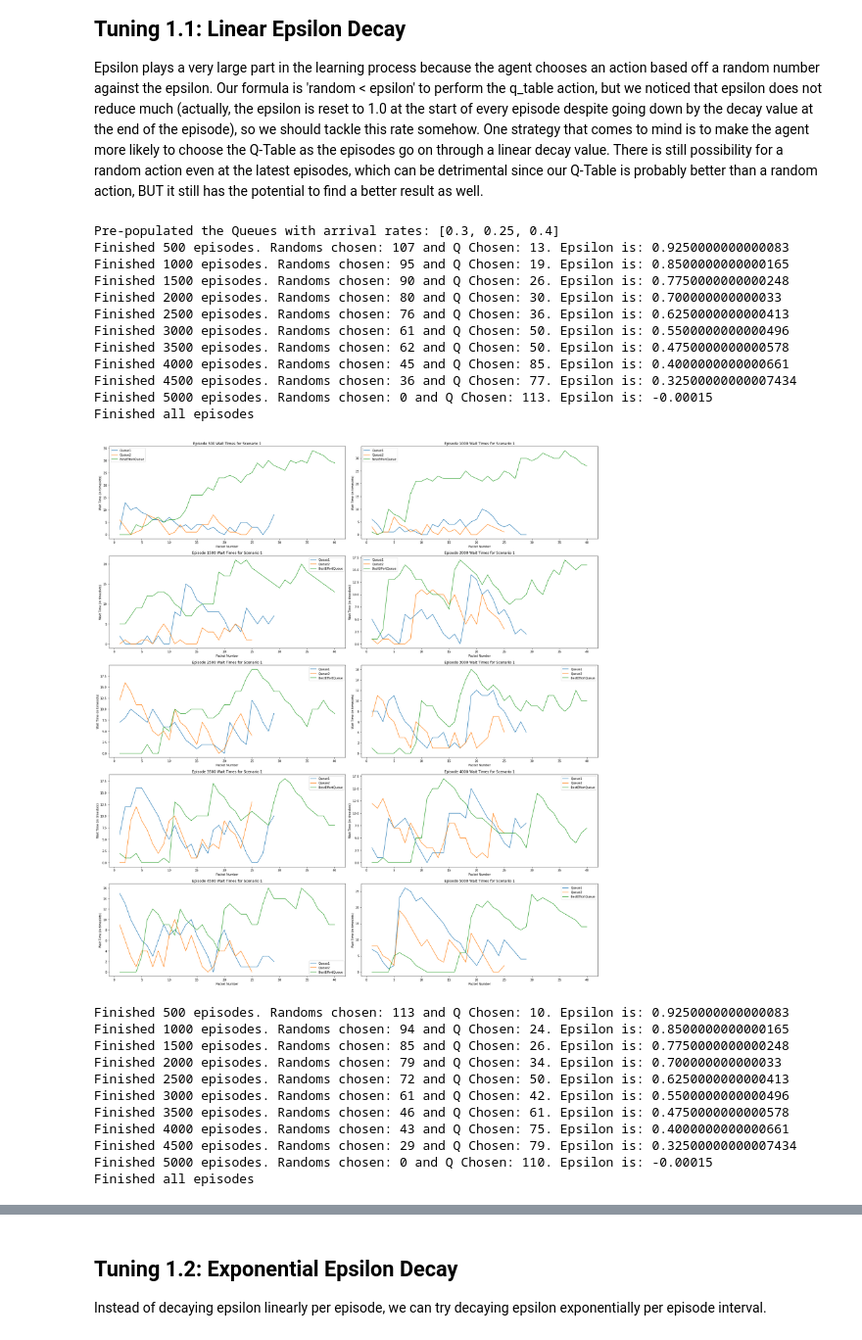
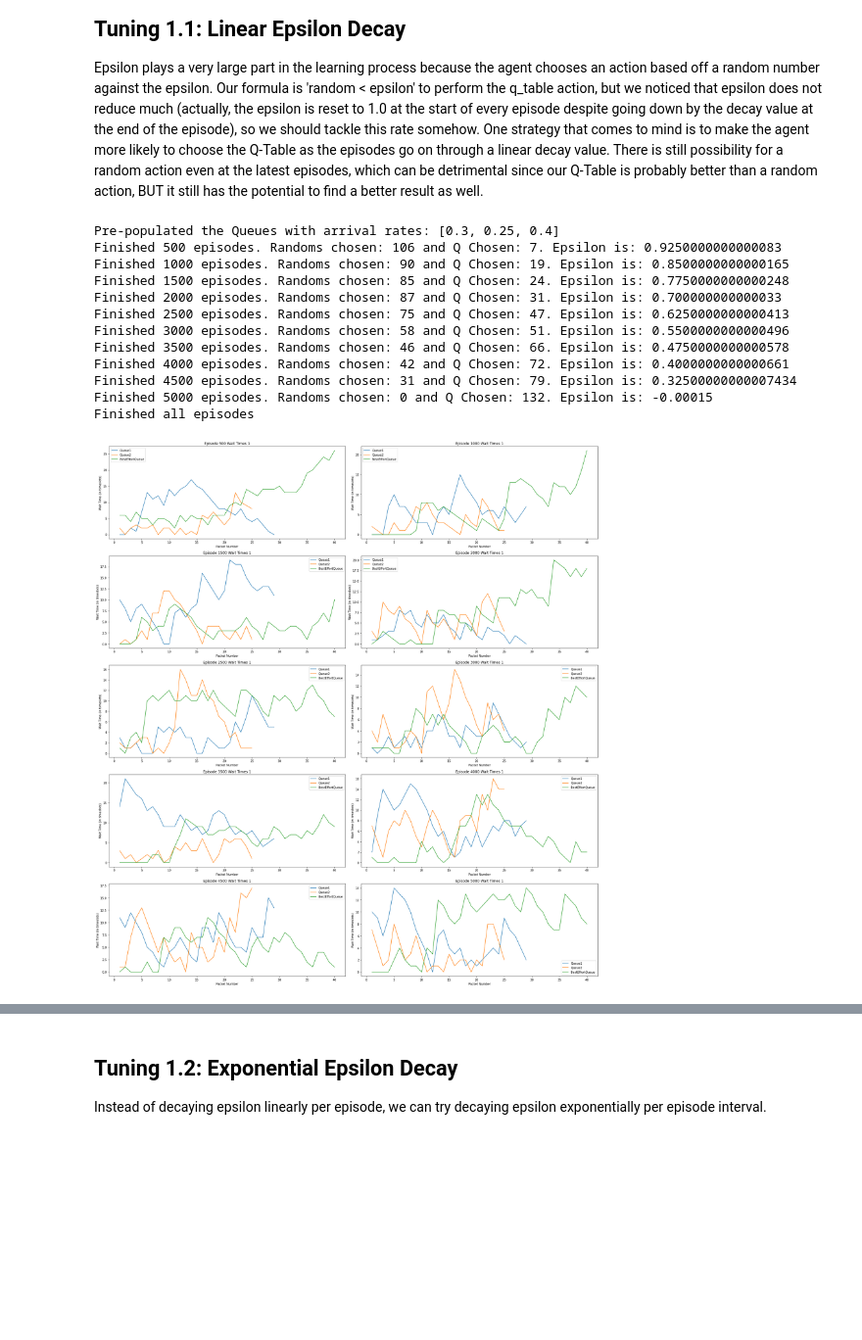
Before and after one commit to s3719678/ML_A2, a Jupyter notebook: notebooks/duc.ipynb, the cells around one changed output, grey strips where cells are left out. Shown at 98% size. Cells and saved outputs as stored; diff of their text form; code cells hidden in the pictures; blank space fills up the shorter version.

```diff
--- a/notebooks/duc.ipynb
+++ b/notebooks/duc.ipynb
@@ -192,14 +198,9 @@ def graph_q_learning_wait_times_last_episode(env):
 # %%
 populated_queues = prepopulate_queues(default_arrival_rates)
 
-scen1_env = QueueSimulator(default_arrival_rates, MEAN_DELAY_REQUIREMENTS, populated_queues, 1)
+env = QueueSimulator(default_arrival_rates, MEAN_DELAY_REQUIREMENTS, populated_queues)
 q_table = create_q_table()
-result_q_table = q_learning_initial(scen1_env, q_table)
-graph_q_learning_wait_times(scen1_env)
-
-scen2_env = QueueSimulator(default_arrival_rates, MEAN_DELAY_REQUIREMENTS, populated_queues, 2)
-q_table = create_q_table()
-result_q_table = q_learning_initial(scen2_env, q_table)
-graph_q_learning_wait_times(scen2_env)
+result_q_table = q_learning_initial(env, q_table)
+graph_q_learning_wait_times(env)
 # %% [output]
 Pre-populated the Queues with arrival rates: [0.3, 0.25, 0.4]
@@ -267,37 +279,21 @@ def q_learning_epsilon_linear(env, q_table):
 # %%
 populated_queues = prepopulate_queues(default_arrival_rates)
 
-scen1_env = QueueSimulator(default_arrival_rates, MEAN_DELAY_REQUIREMENTS, populated_queues, 1)
+env = QueueSimulator(default_arrival_rates, MEAN_DELAY_REQUIREMENTS, populated_queues)
 q_table = create_q_table()
-result_q_table = q_learning_epsilon_linear(scen1_env, q_table)
-graph_q_learning_wait_times(scen1_env)
-
-scen2_env = QueueSimulator(default_arrival_rates, MEAN_DELAY_REQUIREMENTS, populated_queues, 2)
-q_table = create_q_table()
-result_q_table = q_learning_epsilon_linear(scen2_env, q_table)
-graph_q_learning_wait_times(scen2_env)
+result_q_table = q_learning_epsilon_linear(env, q_table)
+graph_q_learning_wait_times(env)
 # %% [output]
 Pre-populated the Queues with arrival rates: [0.3, 0.25, 0.4]
-Finished 500 episodes. Randoms chosen: 107 and Q Chosen: 13. Epsilon is: 0.9250000000000083
-Finished 1000 episodes. Randoms chosen: 95 and Q Chosen: 19. Epsilon is: 0.8500000000000165
-Finished 1500 episodes. Randoms chosen: 90 and Q Chosen: 26. Epsilon is: 0.7750000000000248
-Finished 2000 episodes. Randoms chosen: 80 and Q Chosen: 30. Epsilon is: 0.700000000000033
-Finished 2500 episodes. Randoms chosen: 76 and Q Chosen: 36. Epsilon is: 0.6250000000000413
-Finished 3000 episodes. Randoms chosen: 61 and Q Chosen: 50. Epsilon is: 0.5500000000000496
-Finished 3500 episodes. Randoms chosen: 62 and Q Chosen: 50. Epsilon is: 0.4750000000000578
-Finished 4000 episodes. Randoms chosen: 45 and Q Chosen: 85. Epsilon is: 0.4000000000000661
-Finished 4500 episodes. Randoms chosen: 36 and Q Chosen: 77. Epsilon is: 0.32500000000007434
-Finished 5000 episodes. Randoms chosen: 0 and Q Chosen: 113. Epsilon is: -0.00015
+Finished 500 episodes. Randoms chosen: 106 and Q Chosen: 7. Epsilon is: 0.9250000000000083
+Finished 1000 episodes. Randoms chosen: 90 and Q Chosen: 19. Epsilon is: 0.8500000000000165
+Finished 1500 episodes. Randoms chosen: 85 and Q Chosen: 24. Epsilon is: 0.7750000000000248
+Finished 2000 episodes. Randoms chosen: 87 and Q Chosen: 31. Epsilon is: 0.700000000000033
+Finished 2500 episodes. Randoms chosen: 75 and Q Chosen: 47. Epsilon is: 0.6250000000000413
+Finished 3000 episodes. Randoms chosen: 58 and Q Chosen: 51. Epsilon is: 0.5500000000000496
+Finished 3500 episodes. Randoms chosen: 46 and Q Chosen: 66. Epsilon is: 0.4750000000000578
+Finished 4000 episodes. Randoms chosen: 42 and Q Chosen: 72. Epsilon is: 0.4000000000000661
+Finished 4500 episodes. Randoms chosen: 31 and Q Chosen: 79. Epsilon is: 0.32500000000007434
+Finished 5000 episodes. Randoms chosen: 0 and Q Chosen: 132. Epsilon is: -0.00015
 Finished all episodes
-[figure, old version]
+[figure, new version]
-Finished 500 episodes. Randoms chosen: 113 and Q Chosen: 10. Epsilon is: 0.9250000000000083
-Finished 1000 episodes. Randoms chosen: 94 and Q Chosen: 24. Epsilon is: 0.8500000000000165
-Finished 1500 episodes. Randoms chosen: 85 and Q Chosen: 26. Epsilon is: 0.7750000000000248
-Finished 2000 episodes. Randoms chosen: 79 and Q Chosen: 34. Epsilon is: 0.700000000000033
-Finished 2500 episodes. Randoms chosen: 72 and Q Chosen: 50. Epsilon is: 0.6250000000000413
-Finished 3000 episodes. Randoms chosen: 61 and Q Chosen: 42. Epsilon is: 0.5500000000000496
-Finished 3500 episodes. Randoms chosen: 46 and Q Chosen: 61. Epsilon is: 0.4750000000000578
-Finished 4000 episodes. Randoms chosen: 43 and Q Chosen: 75. Epsilon is: 0.4000000000000661
-Finished 4500 episodes. Randoms chosen: 29 and Q Chosen: 79. Epsilon is: 0.32500000000007434
-Finished 5000 episodes. Randoms chosen: 0 and Q Chosen: 110. Epsilon is: -0.00015
-Finished all episodes
```
Also changed, not shown: parts of 9 cells of this notebook, 1 other file.
